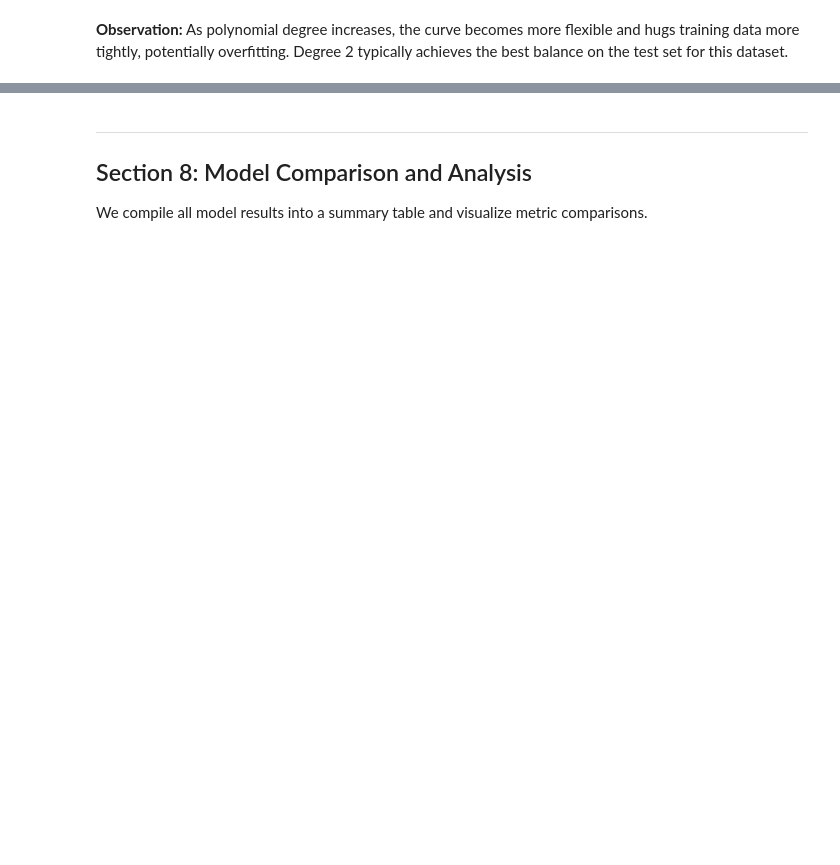
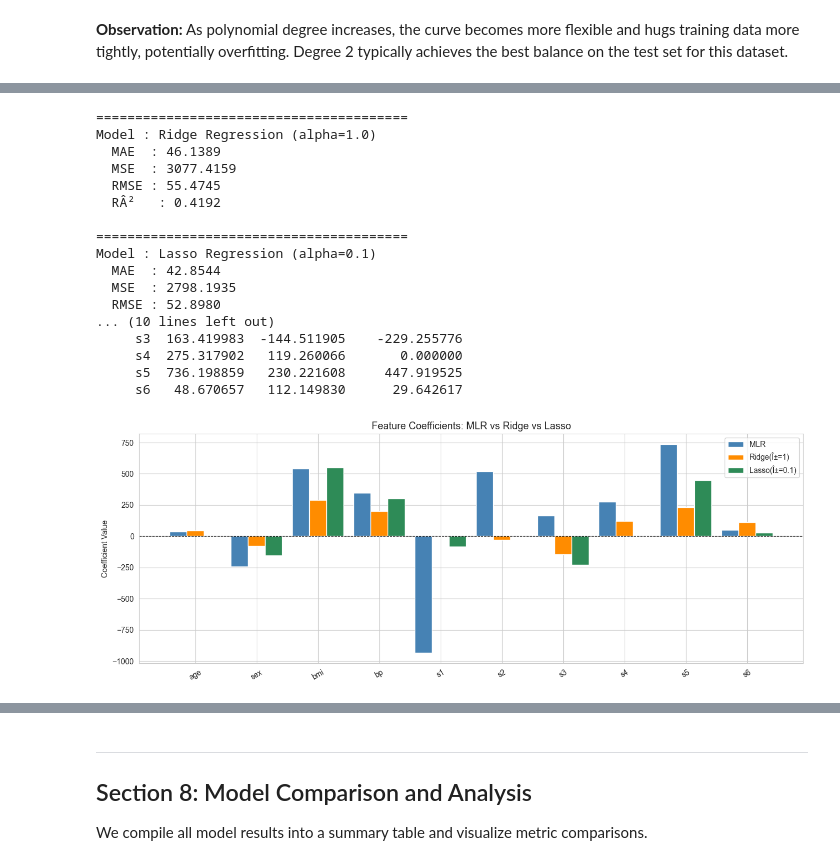
Before and after one commit to ragrawal1111/Lab-4-Regression-Analysis-with-Regularization-Techniques, a Jupyter notebook: Lab4_Regression_Analysis.ipynb, the cells around one changed output, grey strips where cells are left out. Drawn from its saved outputs; the diff is of its cells as text; code cells hidden in the pictures; blank space fills up the shorter version.

```diff
--- a/Lab4_Regression_Analysis.ipynb
+++ b/Lab4_Regression_Analysis.ipynb
@@ -302,37 +432,56 @@ lasso_final.fit(X_train, y_train)
 y_pred_lasso = lasso_final.predict(X_test)
 
 # Evaluate and store
 res_ridge = evaluate_model("Ridge Regression (alpha=1.0)", y_test, y_pred_ridge)
 res_lasso = evaluate_model("Lasso Regression (alpha=0.1)", y_test, y_pred_lasso)
 results.append(res_ridge)
 results.append(res_lasso)
 
 # Coefficient comparison
 coeff_compare = pd.DataFrame({
     'Feature'  : diabetes.feature_names,
     'MLR'      : mlr.coef_,
-    'Ridge(α=1)': ridge_final.coef_,
-    'Lasso(α=0.1)': lasso_final.coef_
+    'Ridge(Î±=1)': ridge_final.coef_,
+    'Lasso(Î±=0.1)': lasso_final.coef_
 })
 print("\nCoefficient Comparison (MLR vs Ridge vs Lasso):")
 print(coeff_compare.to_string(index=False))
 
 # Bar chart of coefficients
 x = np.arange(len(diabetes.feature_names))
 width = 0.28
 
 fig, ax = plt.subplots(figsize=(13, 5))
 ax.bar(x - width, coeff_compare['MLR'],        width, label='MLR',         color='steelblue')
-ax.bar(x,         coeff_compare['Ridge(α=1)'], width, label='Ridge(α=1)',  color='darkorange')
-ax.bar(x + width, coeff_compare['Lasso(α=0.1)'], width, label='Lasso(α=0.1)', color='seagreen')
+ax.bar(x,         coeff_compare['Ridge(Î±=1)'], width, label='Ridge(Î±=1)',  color='darkorange')
+ax.bar(x + width, coeff_compare['Lasso(Î±=0.1)'], width, label='Lasso(Î±=0.1)', color='seagreen')
 ax.set_xticks(x)
 ax.set_xticklabels(diabetes.feature_names, rotation=30)
 ax.set_ylabel('Coefficient Value')
 ax.set_title('Feature Coefficients: MLR vs Ridge vs Lasso')
 ax.legend()
 ax.axhline(0, color='black', linewidth=0.8, linestyle='--')
 plt.tight_layout()
 plt.show()
+# %% [output]
+========================================
+Model : Ridge Regression (alpha=1.0)
+  MAE  : 46.1389
+  MSE  : 3077.4159
+  RMSE : 55.4745
+  RÂ²   : 0.4192
+
+========================================
+Model : Lasso Regression (alpha=0.1)
+  MAE  : 42.8544
+  MSE  : 2798.1935
+  RMSE : 52.8980
+... (10 lines left out)
+     s3  163.419983  -144.511905    -229.255776
+     s4  275.317902   119.260066       0.000000
+     s5  736.198859   230.221608     447.919525
+     s6   48.670657   112.149830      29.642617
+[figure, added]
 # %%
 # Predicted vs Actual: Ridge and Lasso side by side
 fig, axes = plt.subplots(1, 2, figsize=(14, 5))
```
Also changed, not shown: parts of 19 cells of this notebook.
